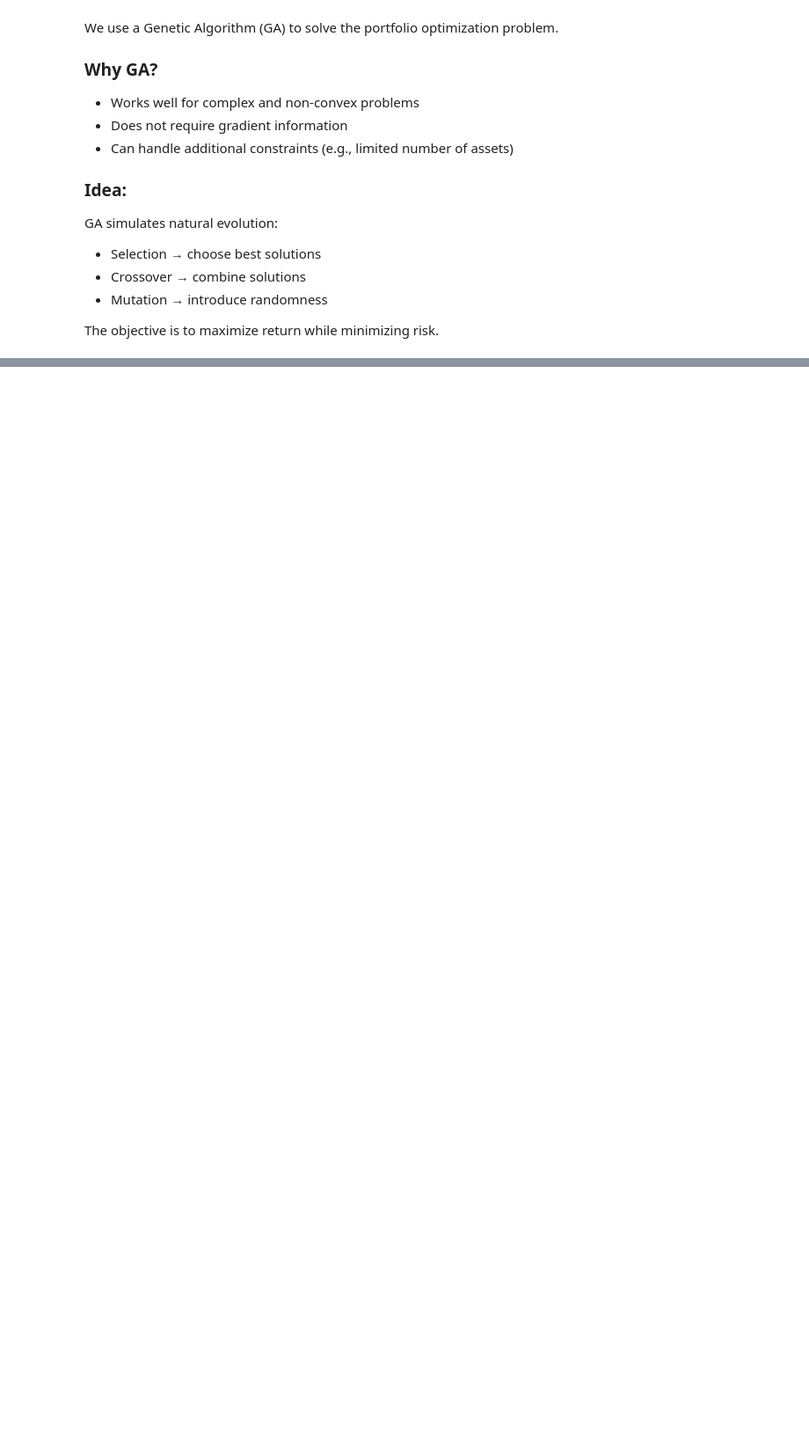
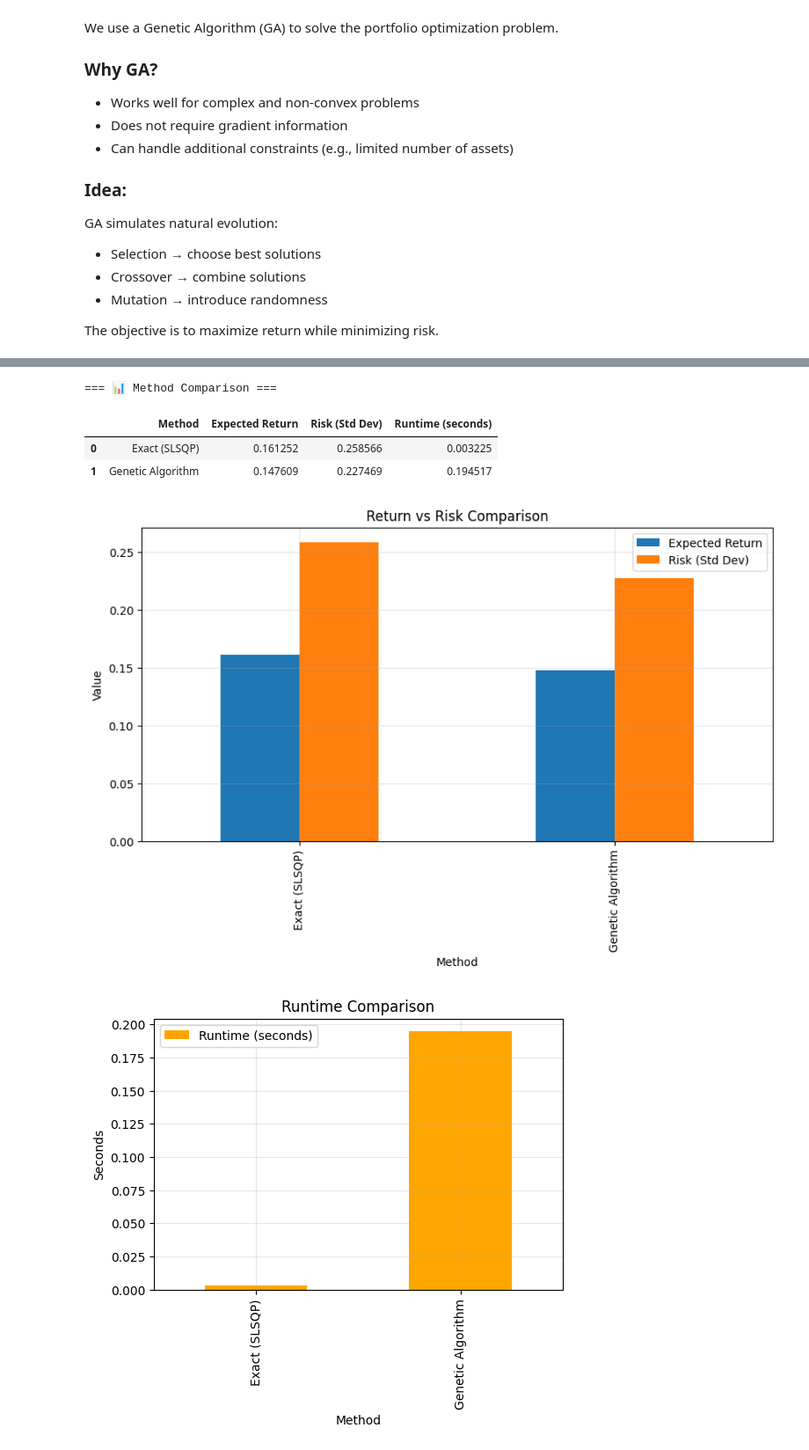
Before and after one commit to kotuvila/portfolio-optimization, a Jupyter notebook: portfolio_optimization.ipynb, the cells around one changed output, grey strips where cells are left out. Shown at 88% size. Drawn from its saved outputs; the diff is of its cells as text; code cells hidden in the pictures; blank space fills up the shorter version.

Commit message:
Added method comparison and performance evaluation
Implemented comparative analysis of SLSQP and Genetic Algorithm based on return, risk, and runtime

```diff
--- a/portfolio_optimization.ipynb
+++ b/portfolio_optimization.ipynb
@@ -656,0 +671,73 @@ plt.show()
+# %%
+# =========================================================
+# COMPARISON: Exact Method vs Genetic Algorithm
+# =========================================================
+
+import matplotlib.pyplot as plt
+
+# ---------------------------------------------------------
+# STEP 1: Create Comparison Table
+# ---------------------------------------------------------
+
+comparison_table = pd.DataFrame({
+    "Method": ["Exact (SLSQP)", "Genetic Algorithm"],
+    "Expected Return": [exact_return, ga_return],
+    "Risk (Std Dev)": [exact_risk, ga_risk],
+    "Runtime (seconds)": [runtime_exact, runtime_ga]
+})
+
+print("=== 📊 Method Comparison ===")
+display(comparison_table)
+
+# ---------------------------------------------------------
+# STEP 2: Bar Chart Comparison
+# ---------------------------------------------------------
+
+comparison_table.set_index("Method")[["Expected Return", "Risk (Std Dev)"]].plot(
+    kind='bar',
+    figsize=(10,5)
+)
+
+plt.title("Return vs Risk Comparison")
+plt.ylabel("Value")
+plt.grid(alpha=0.3)
+plt.show()
+
+# ---------------------------------------------------------
+# STEP 3: Runtime Comparison
+# ---------------------------------------------------------
+
+comparison_table.set_index("Method")[["Runtime (seconds)"]].plot(
+    kind='bar',
+    figsize=(6,4),
+    color='orange'
+)
+
+plt.title("Runtime Comparison")
+plt.ylabel("Seconds")
+plt.grid(alpha=0.3)
+plt.show()
+
+# ---------------------------------------------------------
+# STEP 4: Risk vs Return Scatter
+# ---------------------------------------------------------
+
+plt.figure(figsize=(6,5))
+
+plt.scatter(exact_risk, exact_return, s=120, label='Exact Method')
+plt.scatter(ga_risk, ga_return, s=120, label='Genetic Algorithm')
+
+plt.xlabel("Risk")
+plt.ylabel("Return")
+plt.title("Risk vs Return Comparison")
+plt.legend()
+plt.grid()
+
+plt.show()
+# %% [output]
+=== 📊 Method Comparison ===
+|  | Method | Expected Return | Risk (Std Dev) | Runtime (seconds) |
+| 0 | Exact (SLSQP) | 0.161252 | 0.258566 | 0.003225 |
+| 1 | Genetic Algorithm | 0.147609 | 0.227469 | 0.194517 |
+[figure, added]
+[figure, added]
```
Also changed, not shown: parts of 5 cells of this notebook.
